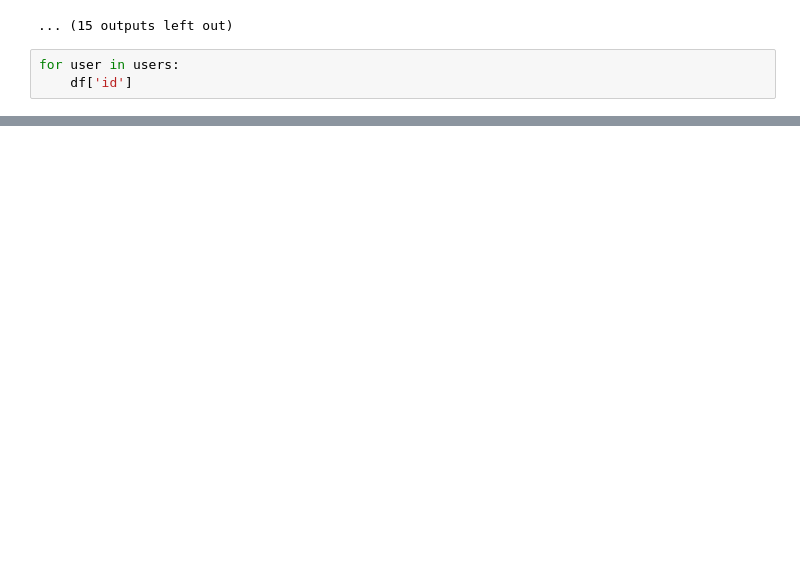
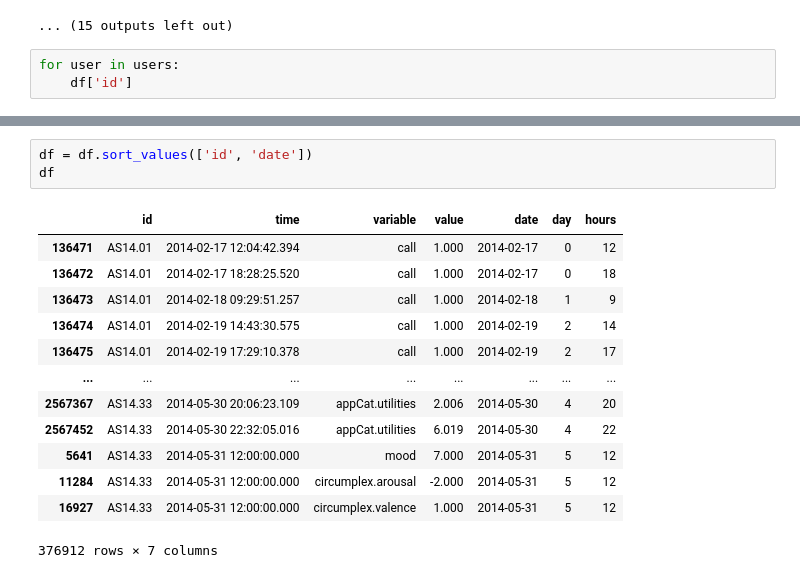
Before and after one commit to koetjboe/DMT85, a Jupyter notebook: DMT85_assignment1.ipynb, the cells around one changed output, grey strips where cells are left out. Cells and saved outputs as stored; diff of their text form; blank space fills up the shorter version.

```diff
--- a/DMT85_assignment1.ipynb
+++ b/DMT85_assignment1.ipynb
@@ -261,0 +273,17 @@ for user in users:
+# %%
+df = df.sort_values(['id', 'date'])
+df
+# %% [output]
+|  | id | time | variable | value | date | day | hours |
+| 136471 | AS14.01 | 2014-02-17 12:04:42.394 | call | 1.000 | 2014-02-17 | 0 | 12 |
+| 136472 | AS14.01 | 2014-02-17 18:28:25.520 | call | 1.000 | 2014-02-17 | 0 | 18 |
+| 136473 | AS14.01 | 2014-02-18 09:29:51.257 | call | 1.000 | 2014-02-18 | 1 | 9 |
+| 136474 | AS14.01 | 2014-02-19 14:43:30.575 | call | 1.000 | 2014-02-19 | 2 | 14 |
+| 136475 | AS14.01 | 2014-02-19 17:29:10.378 | call | 1.000 | 2014-02-19 | 2 | 17 |
+| ... | ... | ... | ... | ... | ... | ... | ... |
+| 2567367 | AS14.33 | 2014-05-30 20:06:23.109 | appCat.utilities | 2.006 | 2014-05-30 | 4 | 20 |
+| 2567452 | AS14.33 | 2014-05-30 22:32:05.016 | appCat.utilities | 6.019 | 2014-05-30 | 4 | 22 |
+| 5641 | AS14.33 | 2014-05-31 12:00:00.000 | mood | 7.000 | 2014-05-31 | 5 | 12 |
+| 11284 | AS14.33 | 2014-05-31 12:00:00.000 | circumplex.arousal | -2.000 | 2014-05-31 | 5 | 12 |
+| 16927 | AS14.33 | 2014-05-31 12:00:00.000 | circumplex.valence | 1.000 | 2014-05-31 | 5 | 12 |
+376912 rows × 7 columns
```
Also changed, not shown: parts of 15 cells of this notebook.
